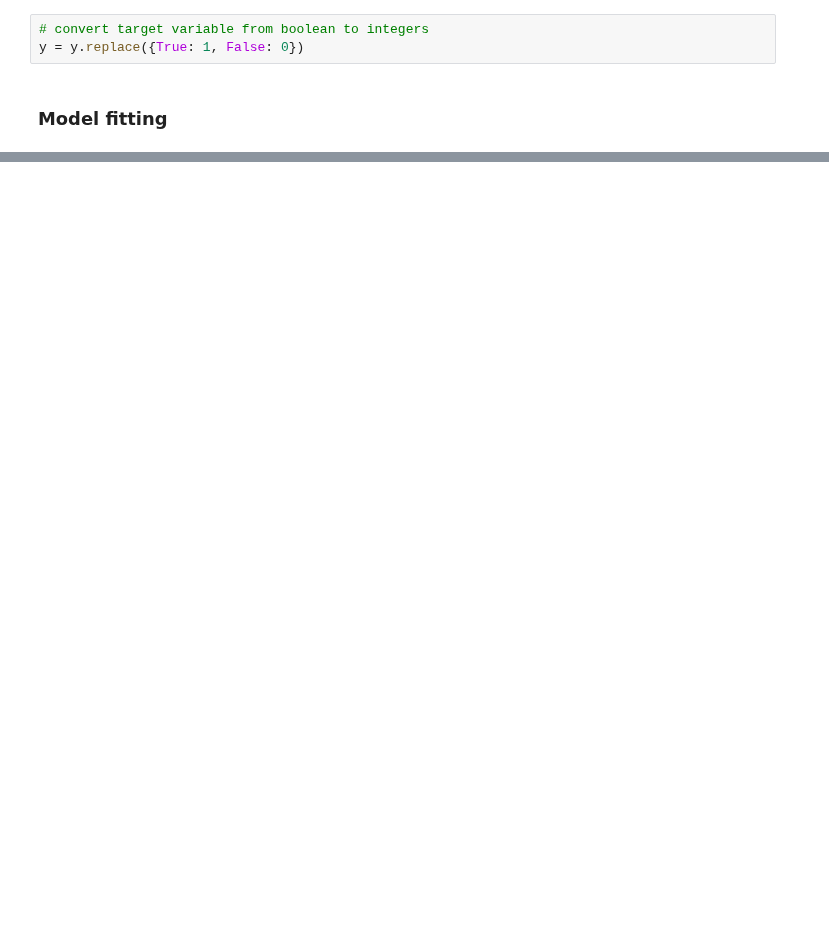
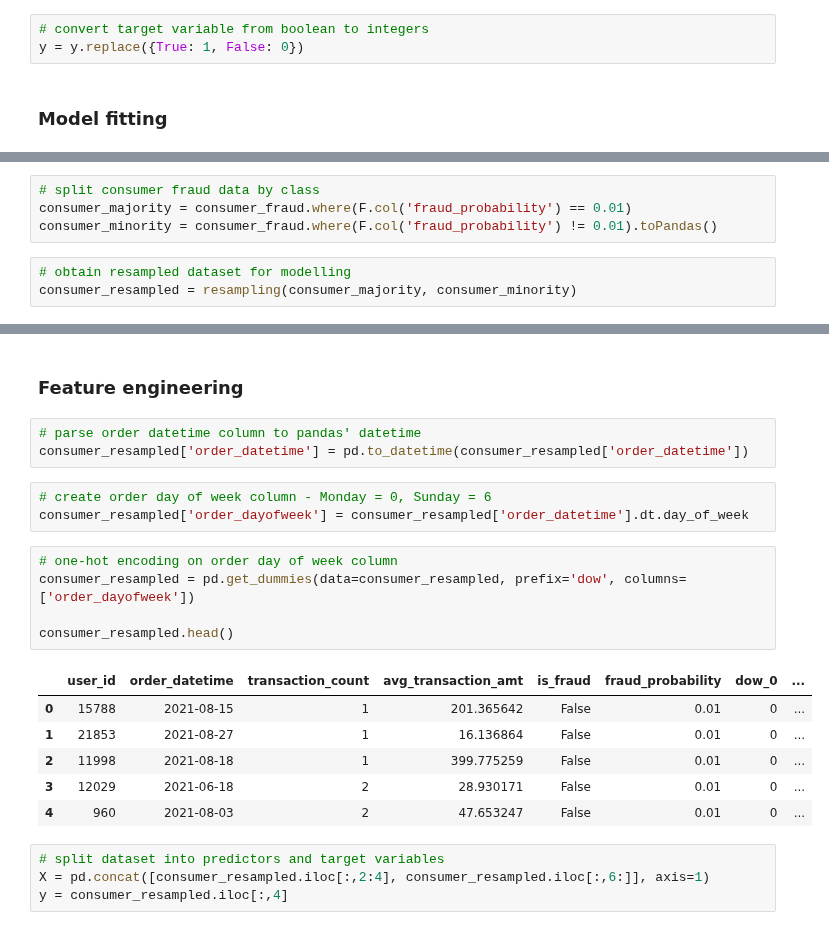
Before and after one commit to MAST30034-Applied-Data-Science/generic-buy-now-pay-later-project-group-5, a Jupyter notebook: notebooks/fraud_regression.ipynb, the cells around one changed output, grey strips where cells are left out. Drawn from its saved outputs; the diff is of its cells as text; blank space fills up the shorter version.

```diff
--- a/notebooks/fraud_regression.ipynb
+++ b/notebooks/fraud_regression.ipynb
@@ -217,0 +188,7 @@ print(cross_val_score(lgr, X, y, cv=3))
+# %%
+# split consumer fraud data by class
+consumer_majority = consumer_fraud.where(F.col('fraud_probability') == 0.01)
+consumer_minority = consumer_fraud.where(F.col('fraud_probability') != 0.01).toPandas()
+# %%
+# obtain resampled dataset for modelling
+consumer_resampled = resampling(consumer_majority, consumer_minority)
@@ -217,0 +207,24 @@ print(cross_val_score(lgr, X, y, cv=3))
+# %% [markdown]
+### Feature engineering
+# %%
+# parse order datetime column to pandas' datetime
+consumer_resampled['order_datetime'] = pd.to_datetime(consumer_resampled['order_datetime'])
+# %%
+# create order day of week column - Monday = 0, Sunday = 6
+consumer_resampled['order_dayofweek'] = consumer_resampled['order_datetime'].dt.day_of_week
+# %%
+# one-hot encoding on order day of week column
+consumer_resampled = pd.get_dummies(data=consumer_resampled, prefix='dow', columns=['order_dayofweek'])
+
+consumer_resampled.head()
+# %% [output]
+|  | user_id | order_datetime | transaction_count | avg_transaction_amt | is_fraud | fraud_probability | dow_0 | ... |
+| 0 | 15788 | 2021-08-15 | 1 | 201.365642 | False | 0.01 | 0 | ... |
+| 1 | 21853 | 2021-08-27 | 1 | 16.136864 | False | 0.01 | 0 | ... |
+| 2 | 11998 | 2021-08-18 | 1 | 399.775259 | False | 0.01 | 0 | ... |
+| 3 | 12029 | 2021-06-18 | 2 | 28.930171 | False | 0.01 | 0 | ... |
+| 4 | 960 | 2021-08-03 | 2 | 47.653247 | False | 0.01 | 0 | ... |
+# %%
+# split dataset into predictors and target variables
+X = pd.concat([consumer_resampled.iloc[:,2:4], consumer_resampled.iloc[:,6:]], axis=1)
+y = consumer_resampled.iloc[:,4]
```
Also changed, not shown: parts of 36 cells of this notebook.
